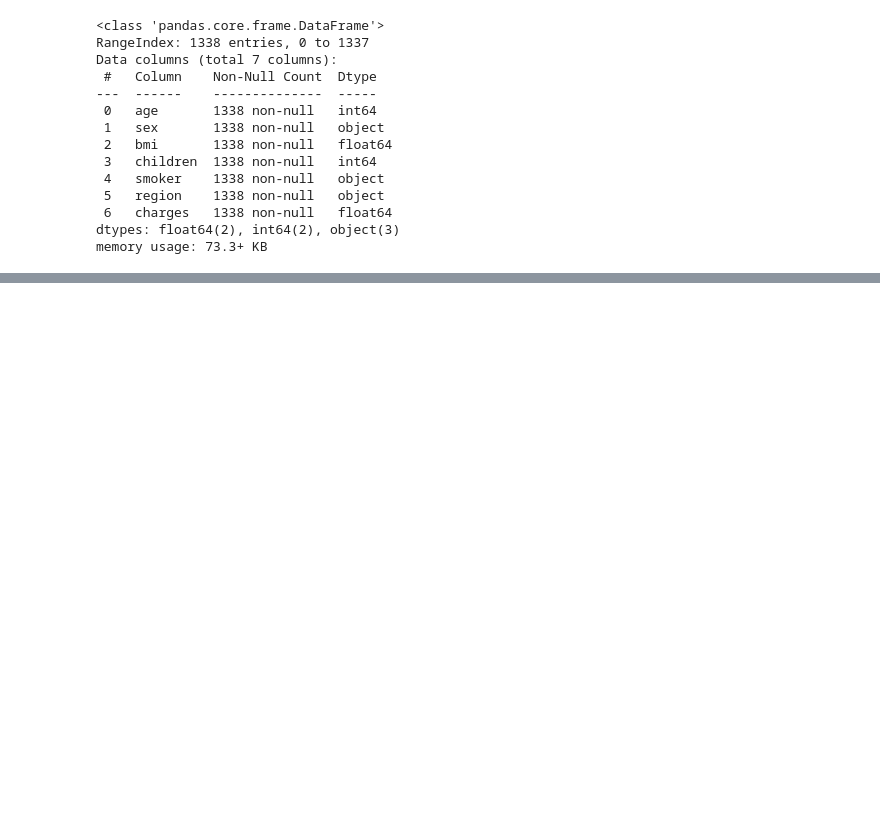
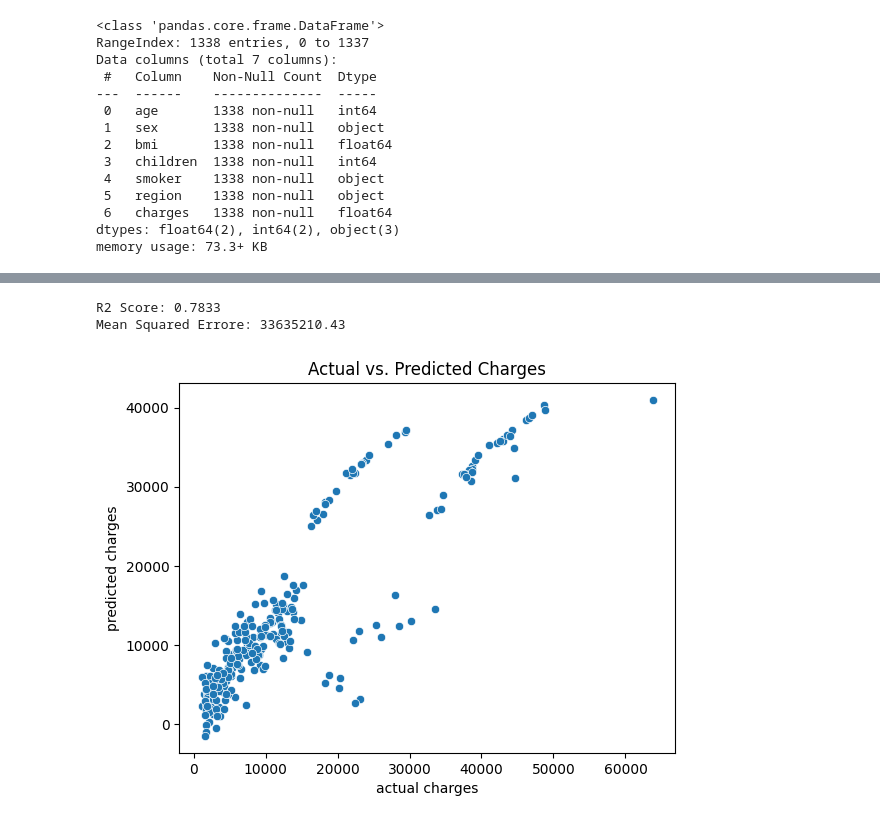
Before and after one commit to aguchhait-stack/Segmentation, a Jupyter notebook: Segmentation.ipynb, the cells around one changed output, grey strips where cells are left out. Drawn from its saved outputs; the diff is of its cells as text; code cells hidden in the pictures; blank space fills up the shorter version.

```diff
--- a/Segmentation.ipynb
+++ b/Segmentation.ipynb
@@ -35,0 +75,28 @@ memory usage: 73.3+ KB
+# %%
+X=df.drop('charges',axis=1)
+y=df['charges']
+# %%
+scaler=StandardScaler()
+scaled_X=pd.DataFrame(scaler.fit_transform(X),columns=X.columns)
+# %%
+X_train,X_test,y_train,y_test= train_test_split(scaled_X,y,test_size=0.2,random_state=42)
+# %%
+model=LinearRegression()
+model.fit(X_train,y_train)
+y_pred=model.predict(X_test)
+# %%
+r2=r2_score(y_test,y_pred)
+rmse=mean_squared_error(y_test,y_pred)
+print(f"R2 Score: {r2:.4f}")
+print(f"Mean Squared Errore: {rmse:.2f}")
+# %% [output]
+R2 Score: 0.7833
+Mean Squared Errore: 33635210.43
+# %%
+sns.scatterplot(x=y_test,y=y_pred)
+plt.title("Actual vs. Predicted Charges")
+plt.xlabel("actual charges")
+plt.ylabel("predicted charges")
+plt.show()
+# %% [output]
+[figure, added]
```
Also changed, not shown: parts of 4 cells of this notebook.
